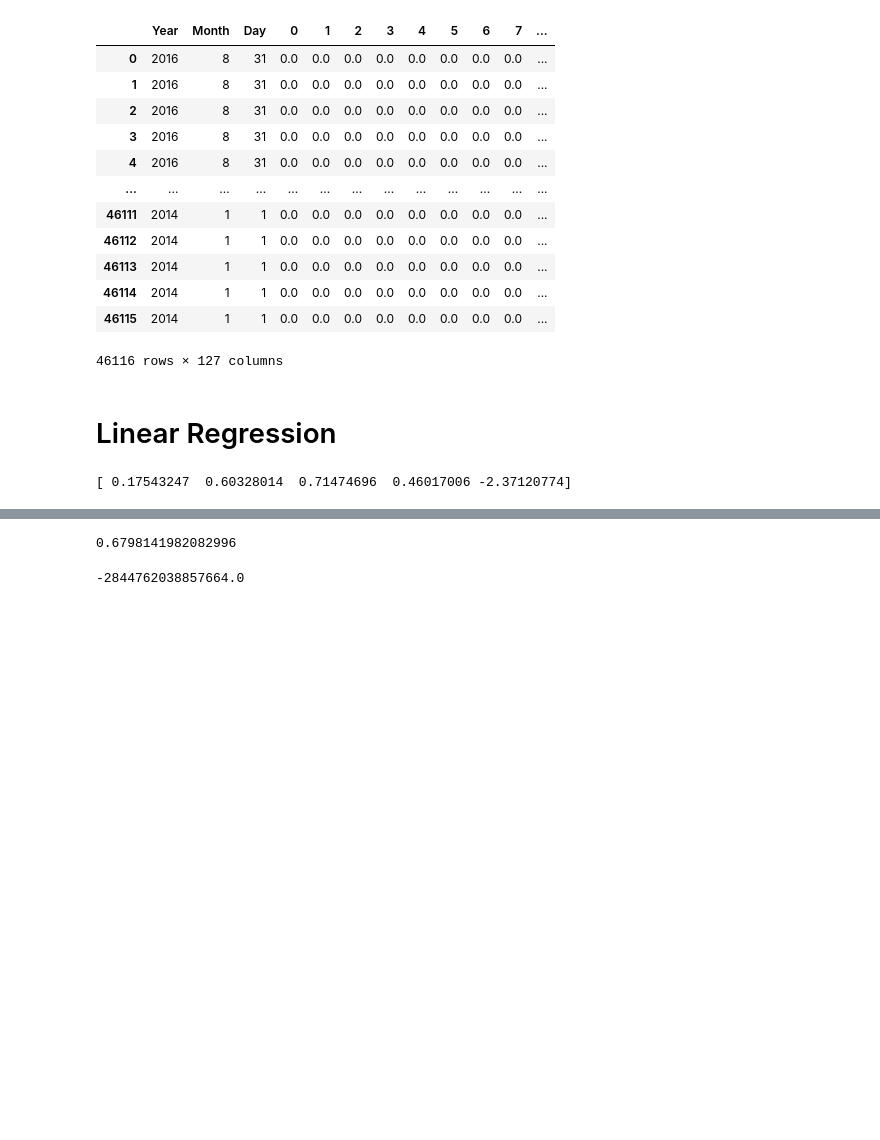
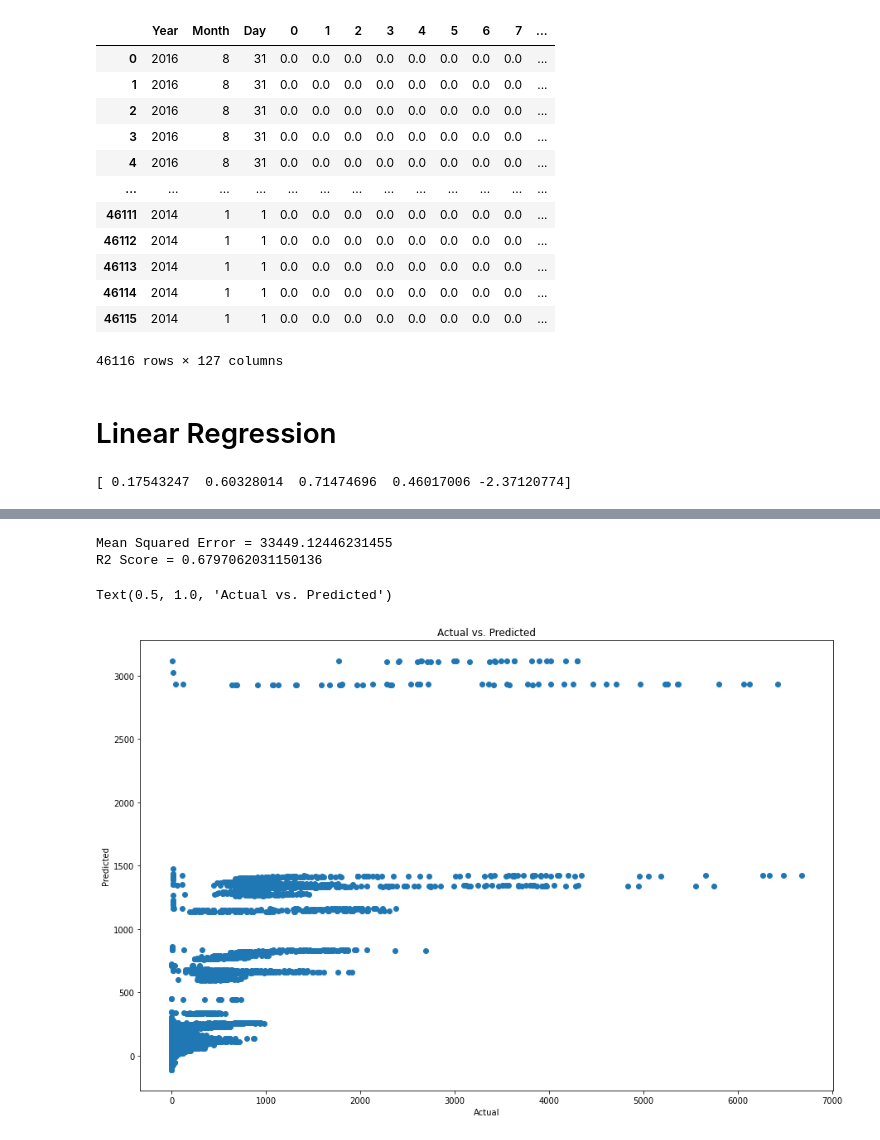
Before and after one commit to nahidosen/1821168042_CSE445_Spring21, a Jupyter notebook: Regression_Task_Daily_Demand_Task.ipynb, the cells around one changed output, grey strips where cells are left out. Drawn from its saved outputs; the diff is of its cells as text; code cells hidden in the pictures; blank space fills up the shorter version.

```diff
--- a/Regression_Task_Daily_Demand_Task.ipynb
+++ b/Regression_Task_Daily_Demand_Task.ipynb
@@ -458,8 +461,9 @@ from sklearn.metrics import classification_report
 from sklearn.metrics import confusion_matrix
 from sklearn.metrics import roc_auc_score
 from sklearn.metrics import roc_curve
+from sklearn.metrics import r2_score
 
-X_train, X_test, y_train, y_test = train_test_split(X, y, test_size = 0.25, random_state = 0) # 75% training and 25% testing
+X_train, X_test, y_train, y_test = train_test_split(X, y, test_size = 0.22, random_state = 1) # 75% training and 25% testing
 # %% [markdown]
 # Linear Regression
 # %%
@@ -475,12 +496,17 @@ LinearRegression(copy_X=True, fit_intercept=True, n_jobs=None, normalize=False)
-# %%
-predictions = line.predict(X_train)
-score = line.score(X_train, y_train)
-print(score) # Accuracy
-# %% [output]
-0.6798141982082996
-# %%
-predictions = line.predict(X_test)
-score = line.score(X_test, y_test)
-print(score) # Accuracy
-# %% [output]
--2844762038857664.0
+# %%
+predictions = line.predict(X_train)
+mse = metrics.mean_squared_error(y_train, predictions)
+print("Mean Squared Error = {}".format(mse))
+print("R2 Score =", r2_score(y_train, predictions))
+# %% [output]
+Mean Squared Error = 33449.12446231455
+R2 Score = 0.6797062031150136
+# %%
+plt. figure(figsize=(15,10))
+plt.scatter(y_train, predictions)
+plt.xlabel('Actual')
+plt. ylabel( 'Predicted')
+plt.title('Actual vs. Predicted')
+# %% [output]
+Text(0.5, 1.0, 'Actual vs. Predicted')
+[figure, added]
```
Also changed, not shown: parts of 15 cells of this notebook.
